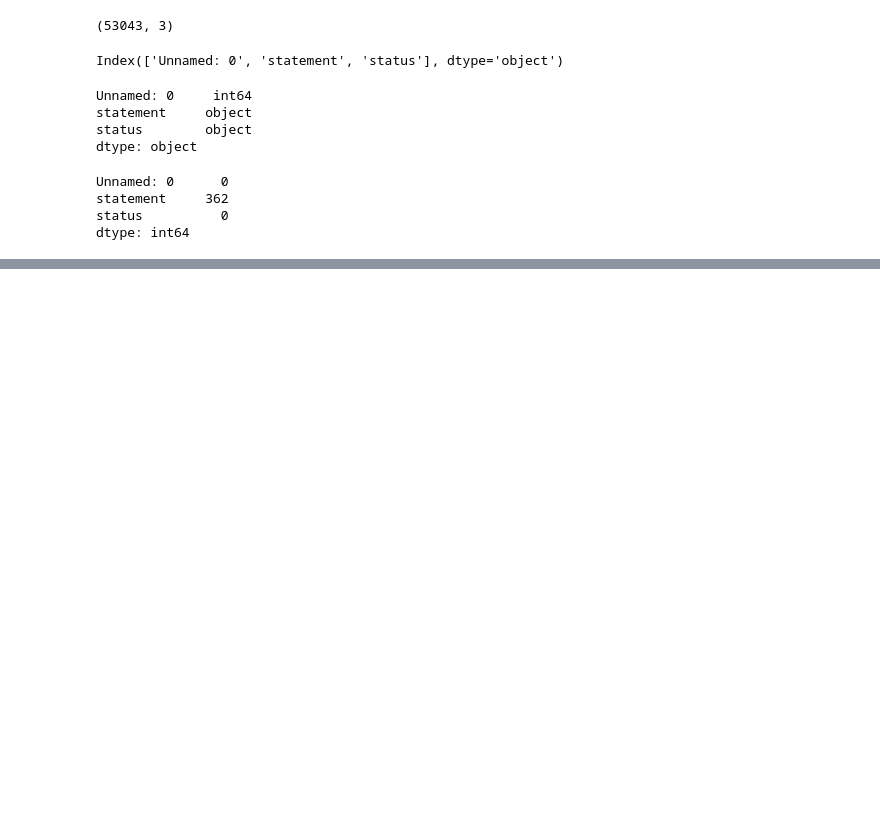
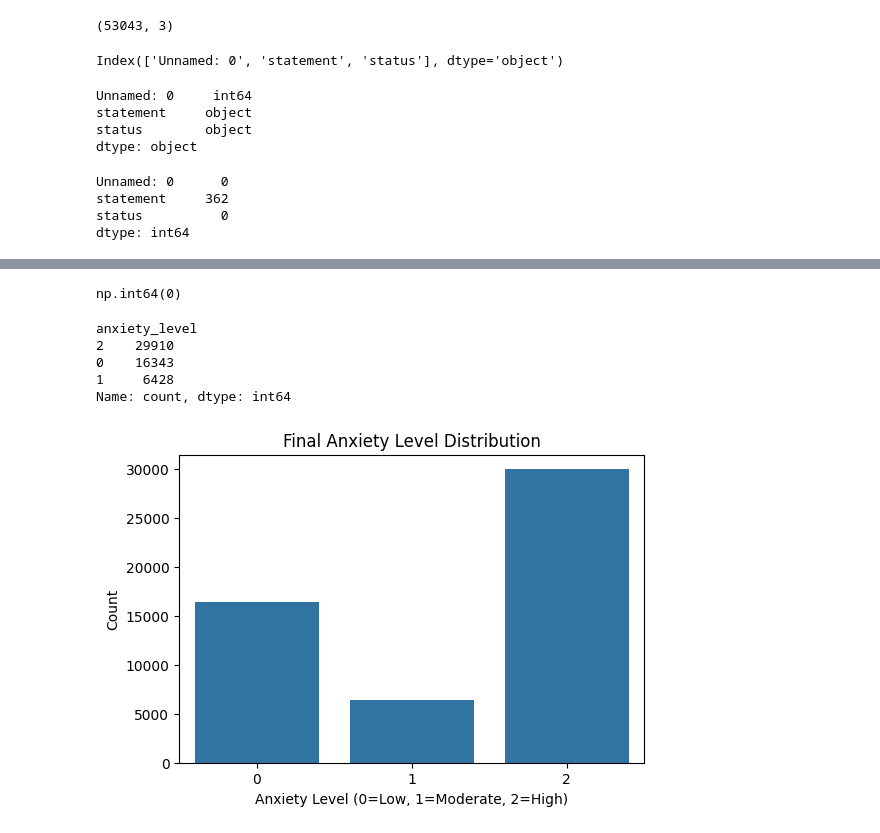
Before and after one commit to YashSonbhurra/ai-exam-anxiety-detector, a Jupyter notebook: notebooks/01_dataset_inspection.ipynb, the cells around one changed output, grey strips where cells are left out. Drawn from its saved outputs; the diff is of its cells as text; code cells hidden in the pictures; blank space fills up the shorter version.

```diff
--- a/notebooks/01_dataset_inspection.ipynb
+++ b/notebooks/01_dataset_inspection.ipynb
@@ -47,0 +87,4 @@ Name: count, dtype: int64
+# %%
+df['text_length'] = df['statement'].apply(lambda x: len(x.split()))
+
+df['text_length'].describe()
@@ -47,0 +101,38 @@ Name: count, dtype: int64
+# %%
+# Create anxiety_level column using mapping
+label_mapping = {
+    'Normal': 0,
+    'Stress': 1,
+    'Anxiety': 1,
+    'Depression': 2,
+    'Suicidal': 2,
+    'Bipolar': 2,
+    'Personality disorder': 2
+}
+
+df['anxiety_level'] = df['status'].map(label_mapping)
+
+# Check if any labels were not mapped
+df['anxiety_level'].isnull().sum()
+# %% [output]
+np.int64(0)
+# %%
+df['anxiety_level'].value_counts()
+# %% [output]
+anxiety_level
+2    29910
+0    16343
+1     6428
+Name: count, dtype: int64
+# %%
+import matplotlib.pyplot as plt
+import seaborn as sns
+
+plt.figure(figsize=(6,4))
+sns.countplot(x='anxiety_level', data=df)
+plt.title("Final Anxiety Level Distribution")
+plt.xlabel("Anxiety Level (0=Low, 1=Moderate, 2=High)")
+plt.ylabel("Count")
+plt.show()
+# %% [output]
+[figure, added]
```
Also changed, not shown: parts of 17 cells of this notebook, 4 other files.
